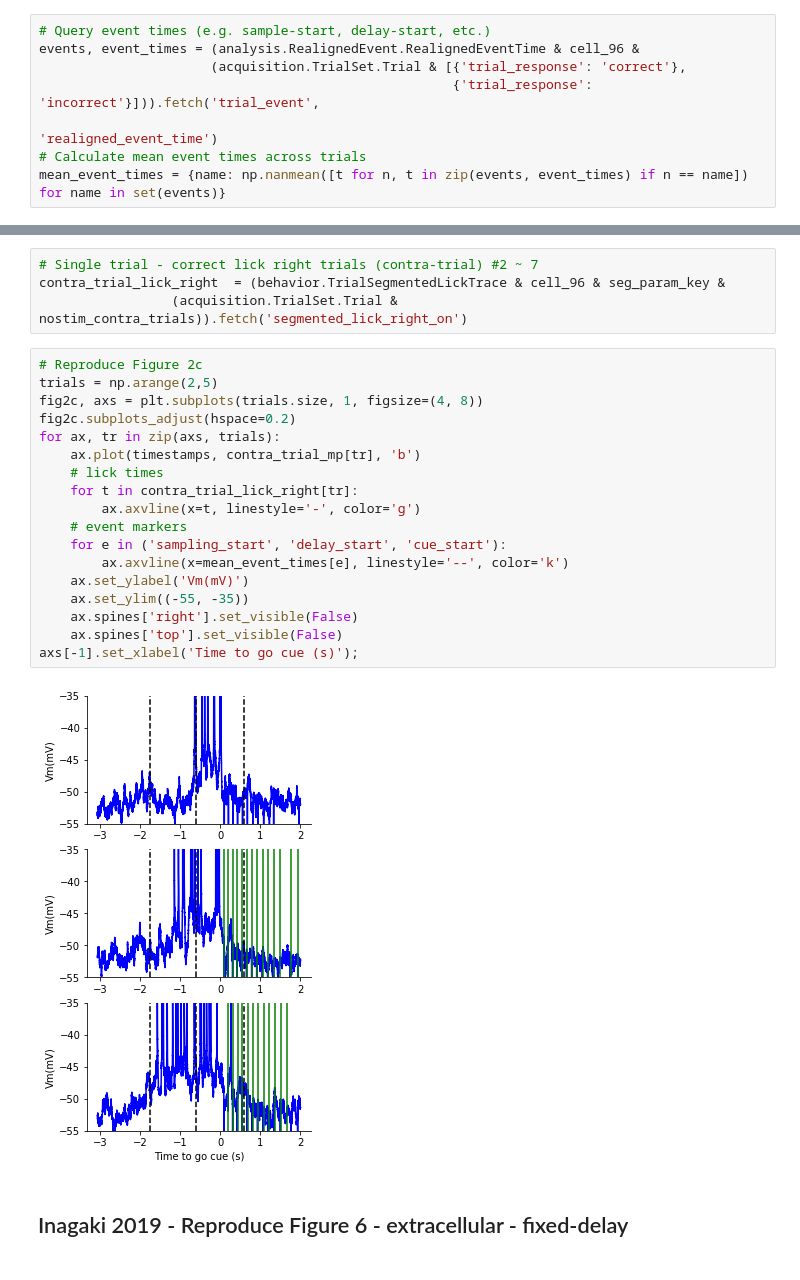
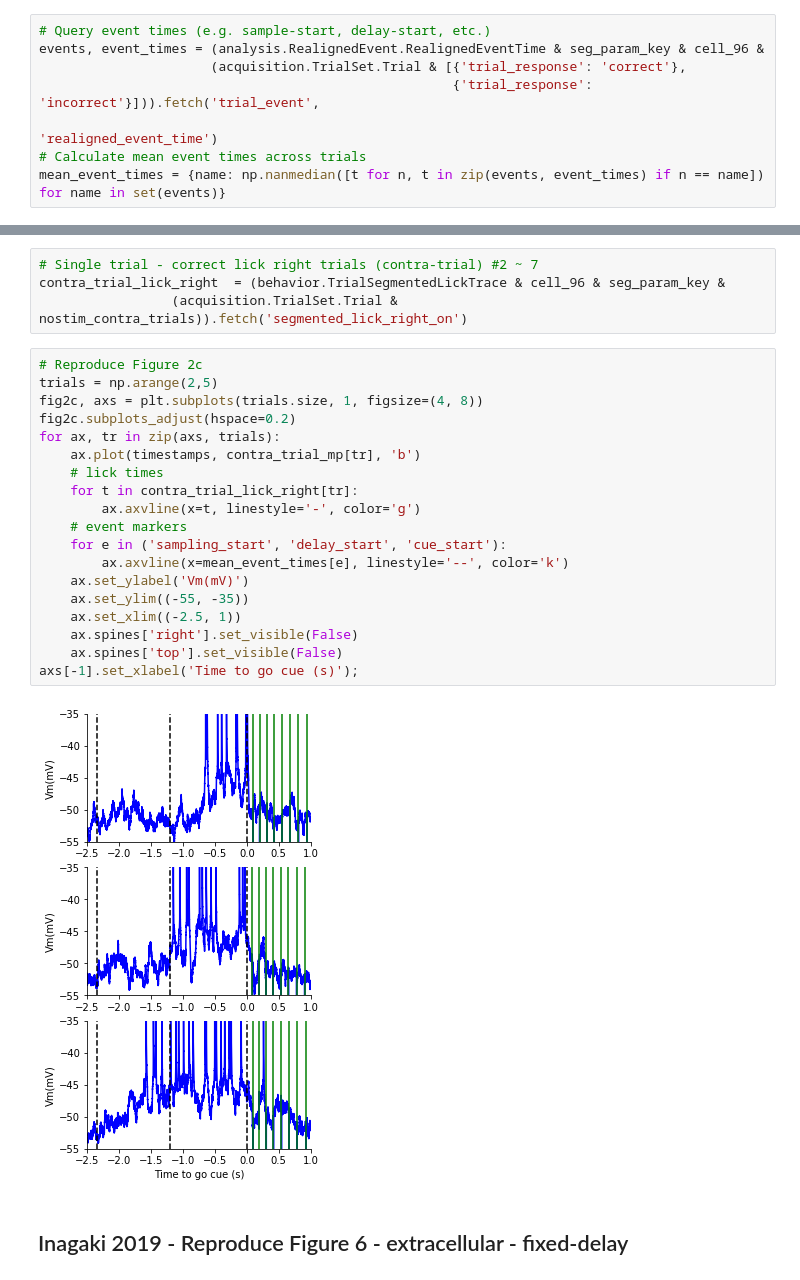
Before and after one commit to vathes/Inagaki-2018, a Jupyter notebook: notebooks/Inagaki-2018-examples.ipynb, the cells around one changed output, grey strips where cells are left out. Cells and saved outputs as stored; diff of their text form.

Commit message:
fixed small bugs, ingest fully complete and figures ready

```diff
--- a/notebooks/Inagaki-2018-examples.ipynb
+++ b/notebooks/Inagaki-2018-examples.ipynb
@@ -58,12 +58,12 @@ ipsi_trial_spiketimes = (intracellular.TrialSegmentedCellSpikeTimes & cell_96 &
                  (acquisition.TrialSet.Trial & nostim_ipsi_trials)).fetch('segmented_spike_times')
 # %%
 # Query event times (e.g. sample-start, delay-start, etc.)
-events, event_times = (analysis.RealignedEvent.RealignedEventTime & cell_96 &
+events, event_times = (analysis.RealignedEvent.RealignedEventTime & seg_param_key & cell_96 &
                       (acquisition.TrialSet.Trial & [{'trial_response': 'correct'},
                                                      {'trial_response': 'incorrect'}])).fetch('trial_event',
                                                                                               'realigned_event_time')
 # Calculate mean event times across trials
-mean_event_times = {name: np.nanmean([t for n, t in zip(events, event_times) if n == name]) for name in set(events)}
+mean_event_times = {name: np.nanmedian([t for n, t in zip(events, event_times) if n == name]) for name in set(events)}
 # %%
 # Construct time vector
 fs = intracellular.MembranePotential.fetch('membrane_potential_sampling_rate', limit=1).item()
@@ -111,23 +111,24 @@ contra_trial_lick_right  = (behavior.TrialSegmentedLickTrace & cell_96 & seg_par
 # %%
 # Reproduce Figure 2c
 trials = np.arange(2,5)
 fig2c, axs = plt.subplots(trials.size, 1, figsize=(4, 8))
 fig2c.subplots_adjust(hspace=0.2)
 for ax, tr in zip(axs, trials):
     ax.plot(timestamps, contra_trial_mp[tr], 'b')
     # lick times
     for t in contra_trial_lick_right[tr]:
         ax.axvline(x=t, linestyle='-', color='g')
     # event markers
     for e in ('sampling_start', 'delay_start', 'cue_start'):
         ax.axvline(x=mean_event_times[e], linestyle='--', color='k')
     ax.set_ylabel('Vm(mV)')
     ax.set_ylim((-55, -35))
+    ax.set_xlim((-2.5, 1))
     ax.spines['right'].set_visible(False)
     ax.spines['top'].set_visible(False)
 axs[-1].set_xlabel('Time to go cue (s)');
 # %% [output]
-[figure, old version]
+[figure, new version]
 # %% [markdown]
 ##  Inagaki 2019 - Reproduce Figure 6 - extracellular - fixed-delay
 # %%
```
Also changed, not shown: parts of 1 cell of this notebook, 1 other file.
